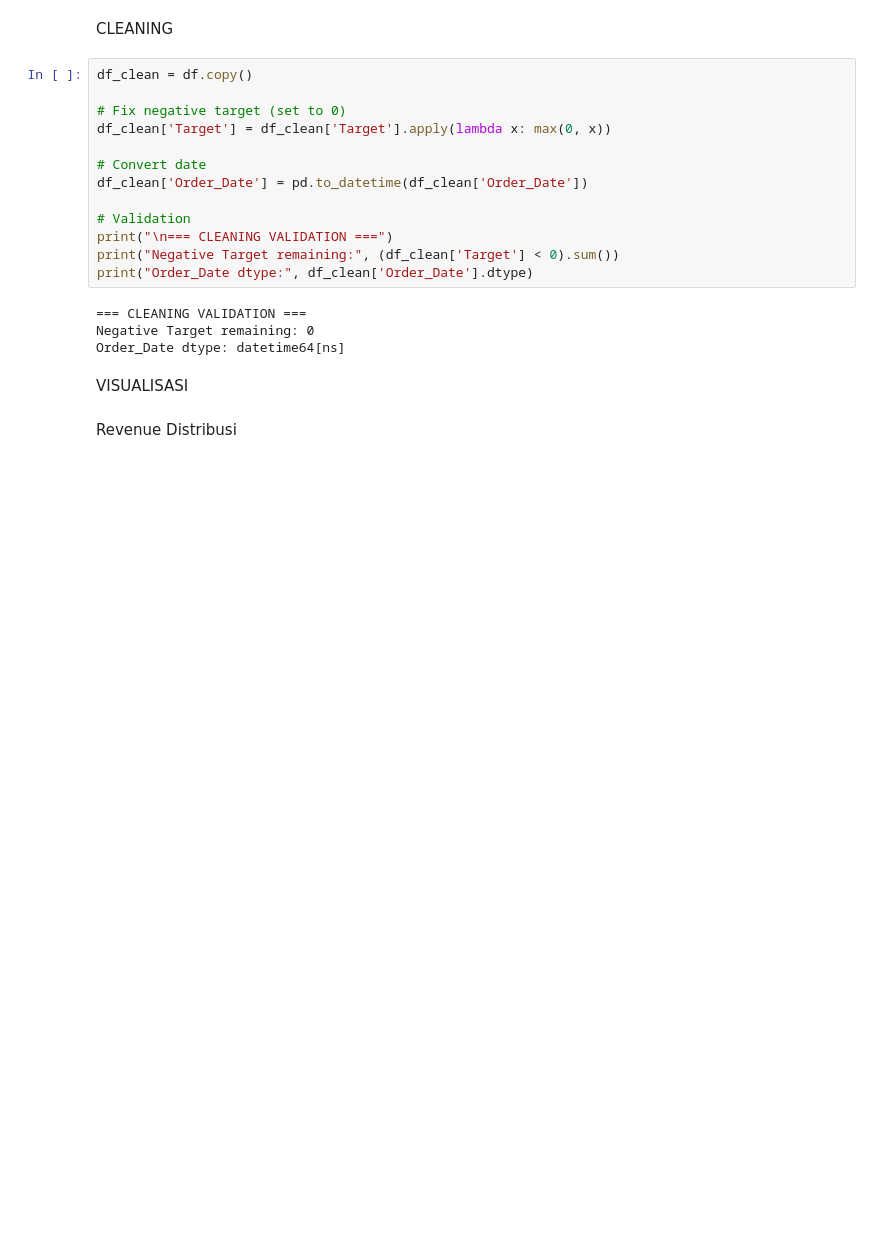
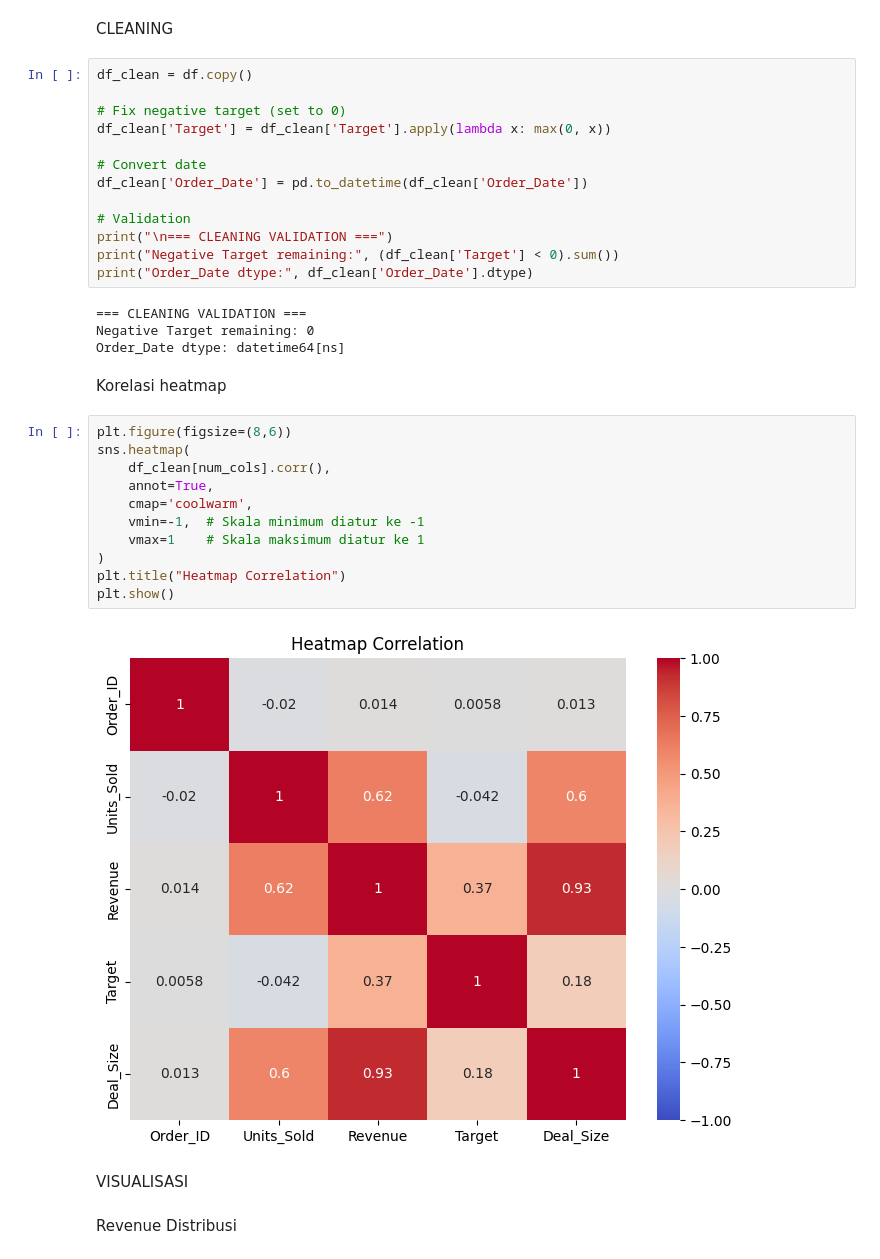
Before and after one commit to Rio-prst/MarketSalesDataAnalysis, a Jupyter notebook: supermarket_sales_analysis.ipynb, the cells around one changed output. Saved outputs shown, nothing was run; the diff lists cells and outputs as text; blank space fills up the shorter version.

Commit message:
fixing heatmap scale

```diff
--- a/supermarket_sales_analysis.ipynb
+++ b/supermarket_sales_analysis.ipynb
@@ -153,6 +144,21 @@ print("Order_Date dtype:", df_clean['Order_Date'].dtype)
 === CLEANING VALIDATION ===
 Negative Target remaining: 0
 Order_Date dtype: datetime64[ns]
+# %% [markdown]
+Korelasi heatmap
+# %%
+plt.figure(figsize=(8,6))
+sns.heatmap(
+    df_clean[num_cols].corr(),
+    annot=True,
+    cmap='coolwarm',
+    vmin=-1,  # Skala minimum diatur ke -1
+    vmax=1    # Skala maksimum diatur ke 1
+)
+plt.title("Heatmap Correlation")
+plt.show()
+# %% [output]
+[figure, added]
 # %% [markdown]
 VISUALISASI
 # %% [markdown]
```
Also changed, not shown: parts of 2 cells of this notebook.
